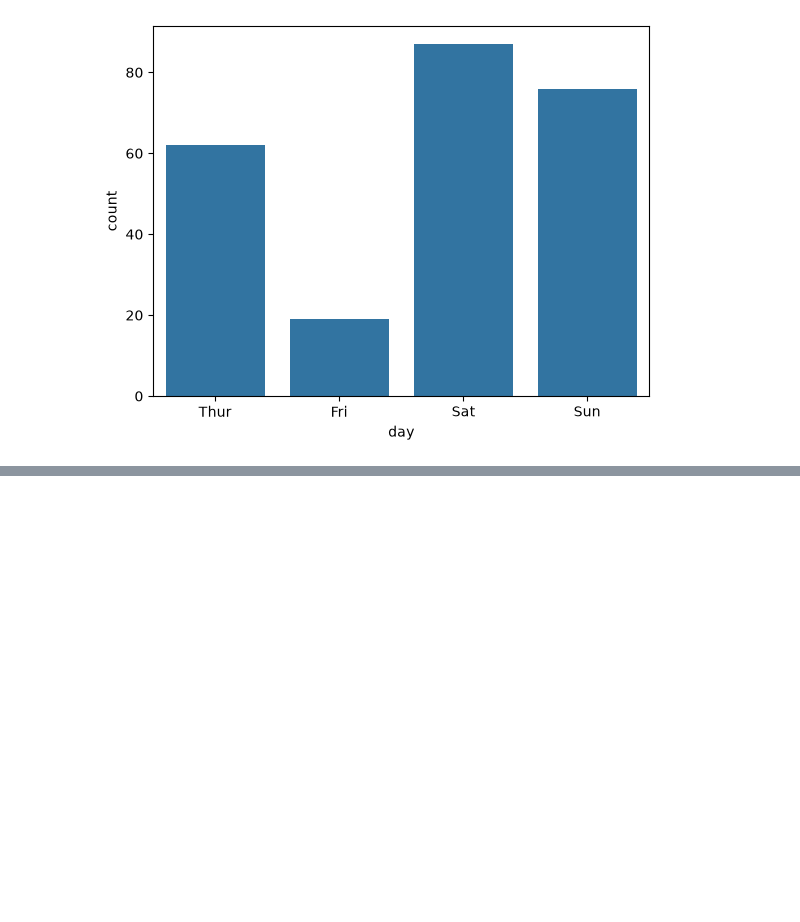
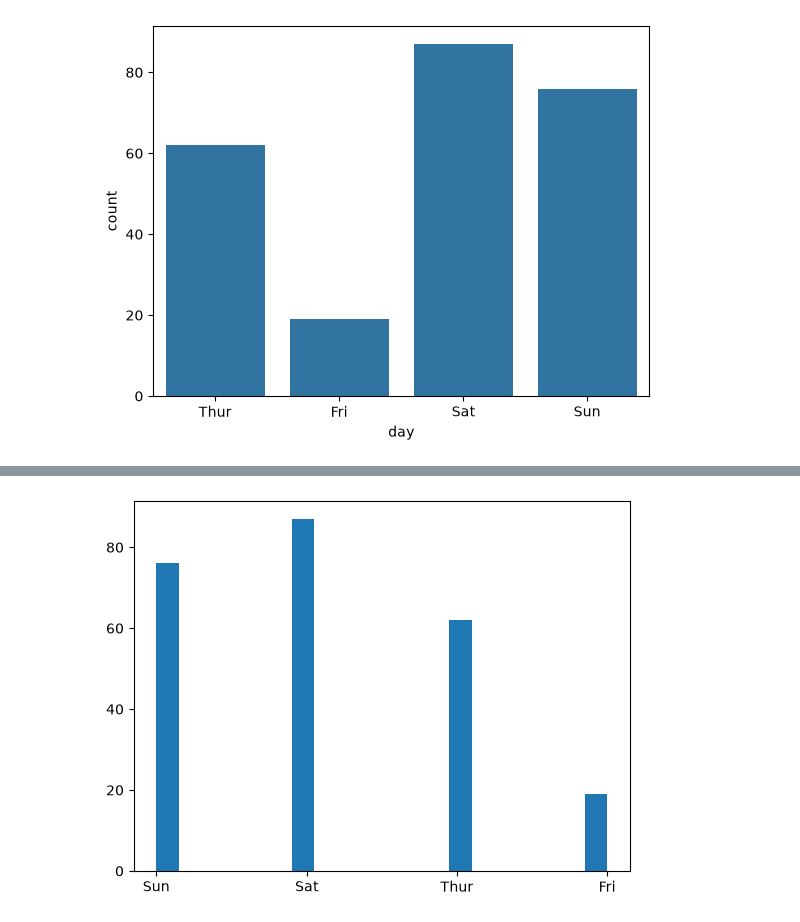
Before and after one commit to Rajendra-Pd-Joshi/Data-Science, a Jupyter notebook: Interview_practice/practice_seaborn.ipynb, the cells around one changed output, grey strips where cells are left out. Cells and saved outputs as stored; diff of their text form; code cells hidden in the pictures; blank space fills up the shorter version.

```diff
--- a/Interview_practice/practice_seaborn.ipynb
+++ b/Interview_practice/practice_seaborn.ipynb
@@ -88,0 +102,5 @@ plt.show()
+# %%
+plt.hist(x=tips['day'],bins=20)
+plt.show()
+# %% [output]
+[figure, added]
```
Also changed, not shown: parts of 9 cells of this notebook.
